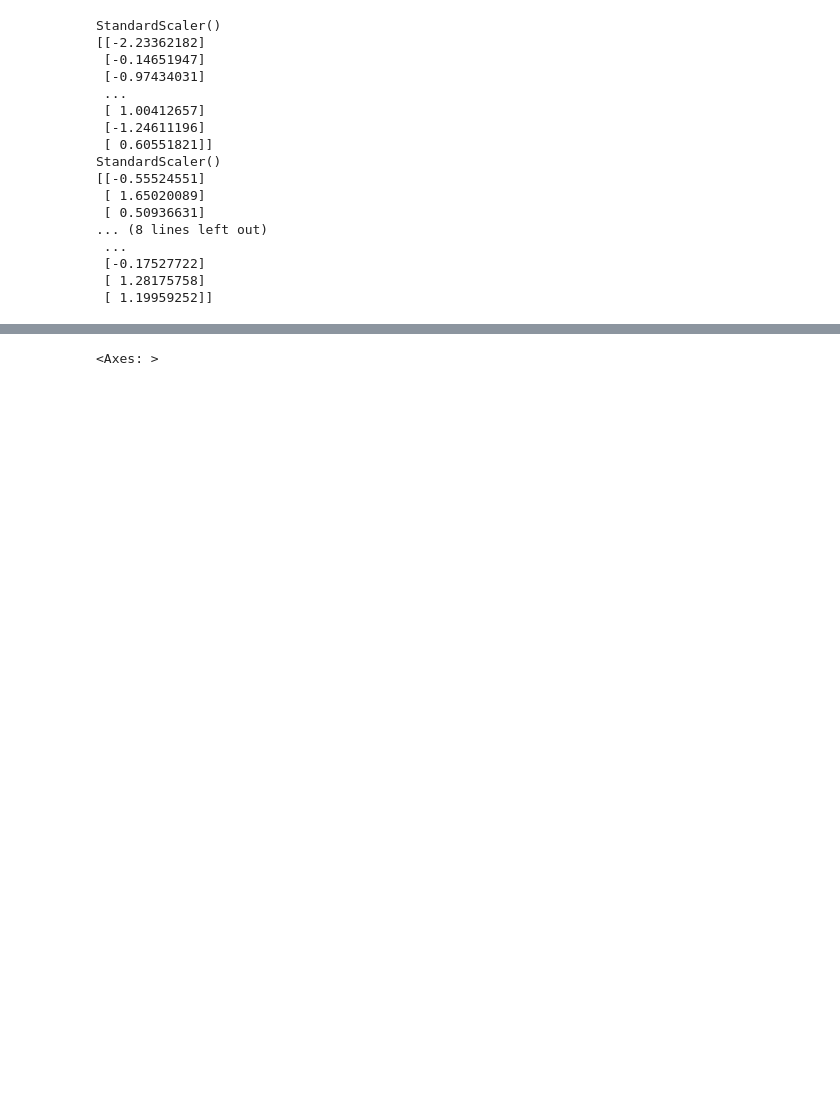
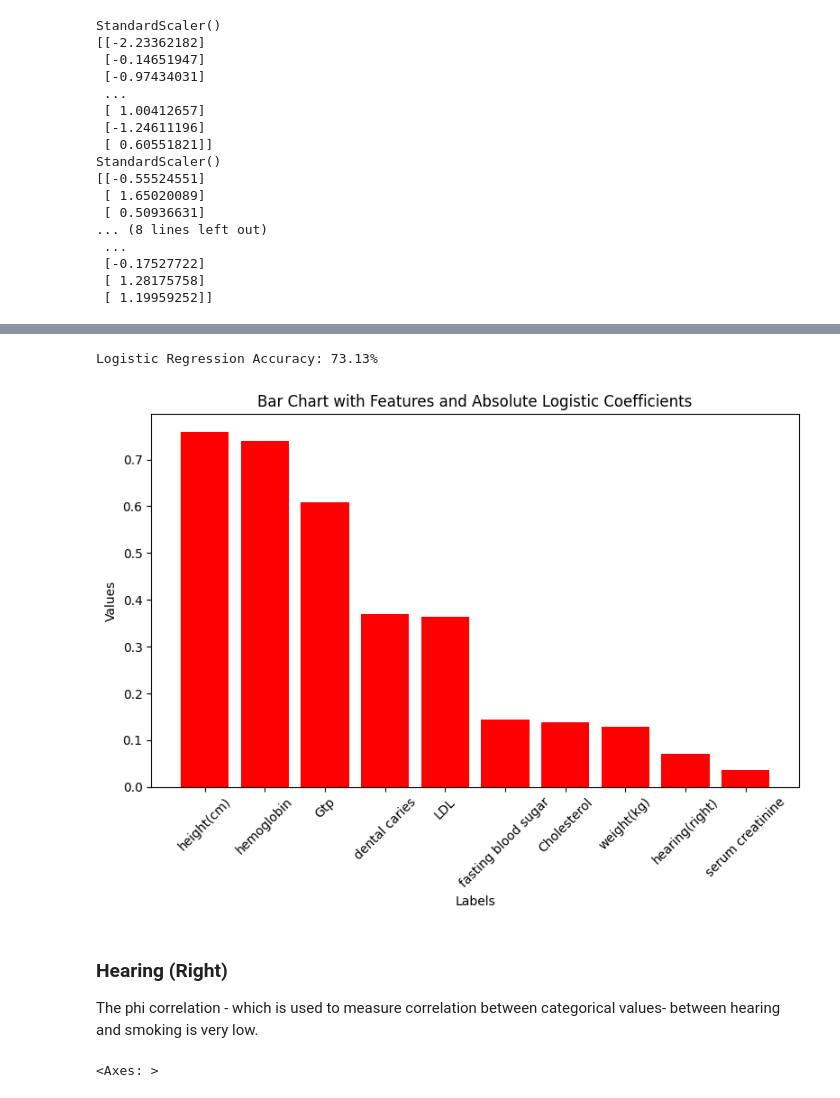
Before and after one commit to ahmedoy/SmokingData-Classification, a Jupyter notebook: explanatory.ipynb, the cells around one changed output, grey strips where cells are left out. Drawn from its saved outputs; the diff is of its cells as text; code cells hidden in the pictures; blank space fills up the shorter version.

```diff
--- a/explanatory.ipynb
+++ b/explanatory.ipynb
@@ -1641,3 +1681,39 @@ Since the phi correlation between hearing and smoking is very low, we can drop t
+# %%
+from sklearn.linear_model import LogisticRegression
+from sklearn.metrics import accuracy_score
+
+normalized_df = logistic_df.copy()
+
+features = ['hemoglobin','hearing(right)','dental caries','fasting blood sugar','LDL','height(cm)','weight(kg)','Cholesterol','serum creatinine','Gtp']
+logreg = LogisticRegression()
+logreg.fit(normalized_df.drop(columns=["smoking","Unnamed: 0"]), normalized_df["smoking"])
+accuracy = accuracy_score(normalized_df["smoking"], logreg.predict(normalized_df.drop(columns=["smoking","Unnamed: 0"])))
+
+print(f"Logistic Regression Accuracy: {round(accuracy*100,2)}%")
+
+
+feature_coeff = list(zip(features,logreg.coef_.tolist()[0]))
+feature_coeff = sorted(feature_coeff, key=lambda x: -abs(x[1]))
+
+sorted_features = list(zip(*feature_coeff))[0]
+sorted_coeff = list(zip(*feature_coeff))[1]
+
+
+plt.figure(figsize=(8, 6))
+plt.bar(sorted_features, [abs(i) for i in sorted_coeff], color='red')
+plt.xlabel('Labels')
+plt.ylabel('Values')
+plt.title('Bar Chart with Features and Absolute Logistic Coefficients')
+plt.xticks(rotation=45)  # Rotate x-axis labels for better readability
+plt.tight_layout()
+plt.show()
+# %% [output]
+Logistic Regression Accuracy: 73.13%
+[figure, added]
+# %% [markdown]
+<h3>Hearing (Right) </h3>
+
+The phi correlation - which is used to measure correlation between categorical values-  between hearing and smoking is very low.
 # %%
 from sklearn.metrics import matthews_corrcoef
 
```
Also changed, not shown: parts of 8 cells of this notebook.
